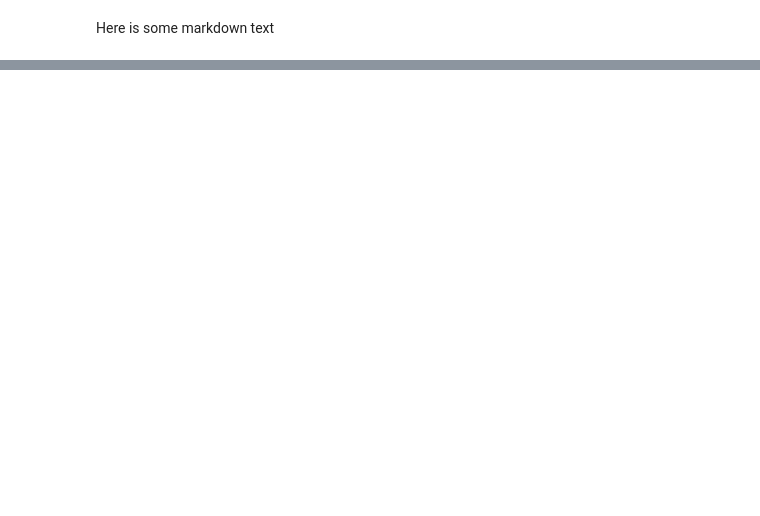
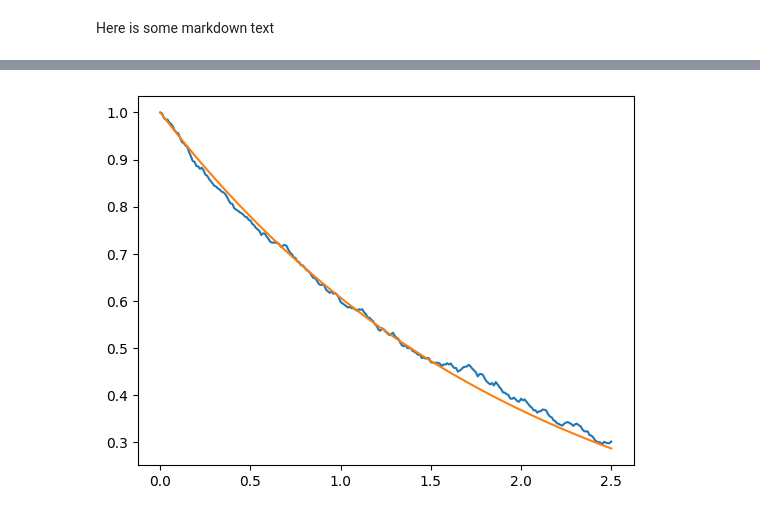
Before and after one commit to kamran-arora/vscode-software-skills, a Jupyter notebook: notebook.ipynb, the cells around one changed output, grey strips where cells are left out. Cells and saved outputs as stored; diff of their text form; code cells hidden in the pictures; blank space fills up the shorter version.

```diff
--- a/notebook.ipynb
+++ b/notebook.ipynb
@@ -52,0 +53,6 @@ plt.show()
+# %%
+plt.plot(sols.ts[0], jnp.mean(sols.ys[..., 0], axis=0))
+plt.plot(sols.ts[0], jnp.exp(-0.5*sols.ts[0]))
+plt.show()
+# %% [output]
+[figure, added]
```
Also changed, not shown: parts of 3 cells of this notebook, 2 other files.
